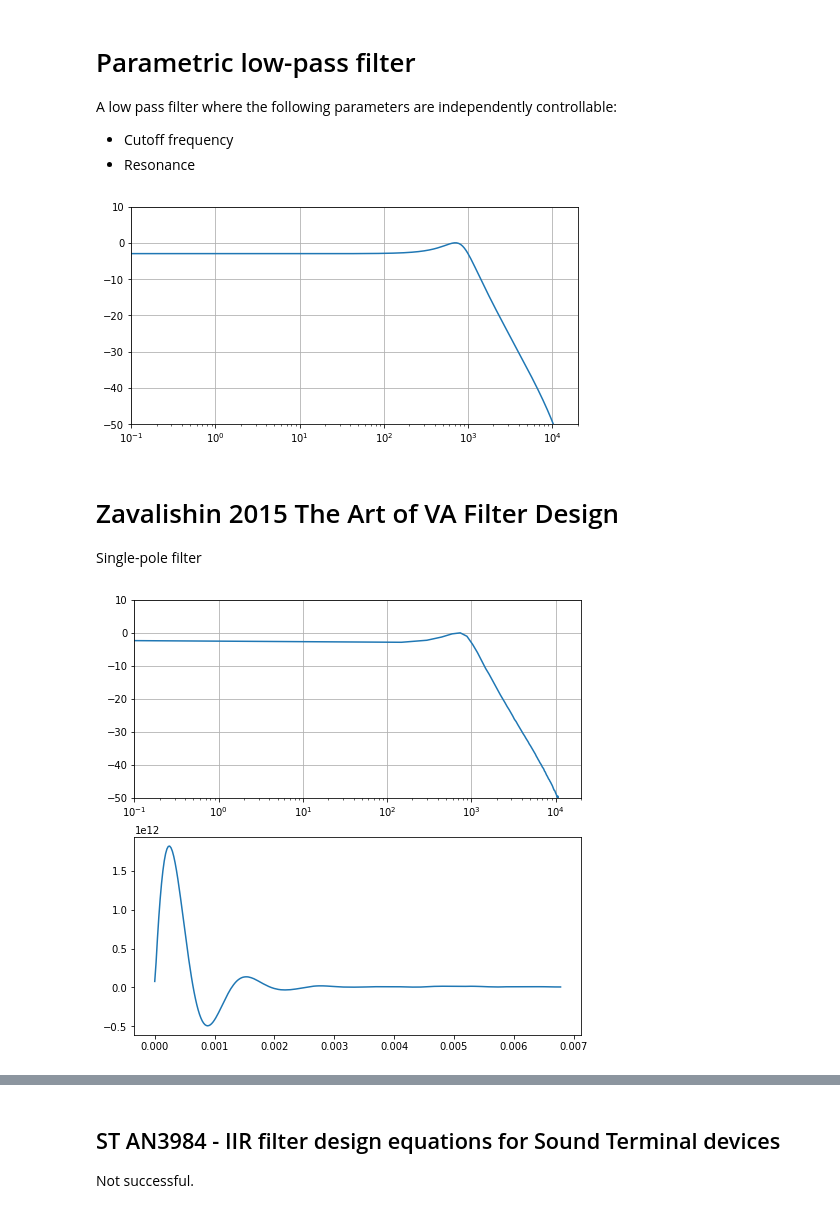
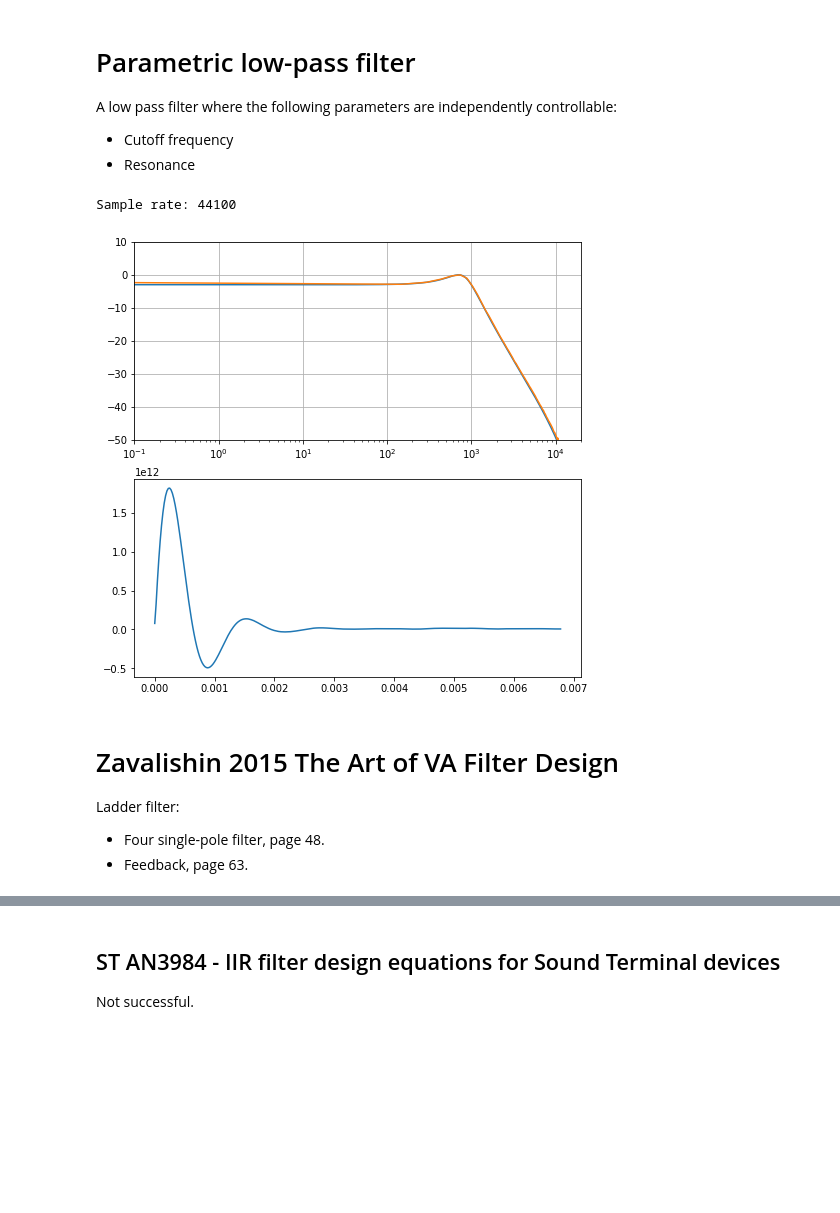
Before and after one commit to soerenbnoergaard/sbnsampler, a Jupyter notebook: workbooks/parametric_low_pass_filter.ipynb, the cells around one changed output, grey strips where cells are left out. Cells and saved outputs as stored; diff of their text form; code cells hidden in the pictures; blank space fills up the shorter version.

```diff
--- a/workbooks/parametric_low_pass_filter.ipynb
+++ b/workbooks/parametric_low_pass_filter.ipynb
@@ -15,16 +13,20 @@ fs = 44100
+# %%
+fs, x_prbs15 = scipy.io.wavfile.read("../app/sound/prbs15.wav")
+print("Sample rate: {:.0f}".format(fs))
+# %% [output]
+Sample rate: 44100
 # %%
 FIG_WIDTH = 8
 H_XLIM = [0.1, 20e3]
 H_YLIM = [-50, 10]
 
-def plot_frequency_response(b, a):
+def plot_frequency_response(b, a, ax=None):
+    if ax is None:
+        ax = gca()
+
     f, H = signal.freqz(b, a)
     f *= fs/2/pi
-    fig, ax = subplots(1, 1, figsize=[FIG_WIDTH, 4])
     ax.semilogx(f, 20*log10(abs(H)))
-    ax.grid(True)
-    ax.set_xlim(*H_XLIM)
-    ax.set_ylim(*H_YLIM)
 
 def prbs_analyze(x, y, fs, h_length):
     # Estimate impulse response using a pseudo-random bit sequence.
@@ -41,28 +43,42 @@ def prbs_analyze(x, y, fs, h_length):
     H /= max(abs(H))
     f = linspace(0.01, fs/2, len(H))
 
-    # Show results
-    fig, (ax1, ax2) = subplots(2, 1, figsize=[8, 8])
+    return t, h, f, H
 
-    ax1.semilogx(f, 20*log10(abs(H)))
-    ax1.grid(True)
-    ax1.set_xlim(*H_XLIM)
-    ax1.set_ylim(*H_YLIM)
+def show_impulse_response(t, h, ax=None):
+    if ax is None:
+        ax = gca()
 
-    ax2.plot(t, real(h))
+    ax.plot(t, real(h))
+
+def show_frequency_response(f, H, ax=None):
+    if ax is None:
+        ax = gca()
+
+    ax.semilogx(f, 20*log10(abs(H)))
+
+    ax.grid(True)
+    ax.set_xlim(*H_XLIM)
+    ax.set_ylim(*H_YLIM)
-# %%
-# Example filter
-b, a = signal.cheby1(2, 3, 1000 * 2/fs, btype="low")
-plot_frequency_response(b, a)
-# %% [output]
-[figure, removed]
+# %%
+# Example filter
+fig, (ax1, ax2) = subplots(2, 1, figsize=[FIG_WIDTH, 8])
+
+# Analyzing coefficients with Scipy
+b, a = signal.cheby1(2, 3, 1000 * 2/fs, btype="low")
+plot_frequency_response(b, a, ax=ax1)
+
+# Analyzing the filter with a PRBS measurement
+y = signal.lfilter(b, a, x_prbs15)
+t, h, f, H = prbs_analyze(x_prbs15, y, fs, 300)
+
+show_frequency_response(f, H, ax=ax1)
+show_impulse_response(t, h, ax=ax2)
+# %% [output]
+[figure, added]
 # %% [markdown]
 # Zavalishin 2015 The Art of VA Filter Design
 
-Single-pole filter
+Ladder filter:
+- Four single-pole filter, page 48.
+- Feedback, page 63.
-# %%
-fs, x = scipy.io.wavfile.read("../app/sound/prbs15.wav")
-y = signal.lfilter(b, a, x)
-prbs_analyze(x, y, fs, 300)
-# %% [output]
-[figure, removed]
```
Also changed, not shown: parts of 2 cells of this notebook.
